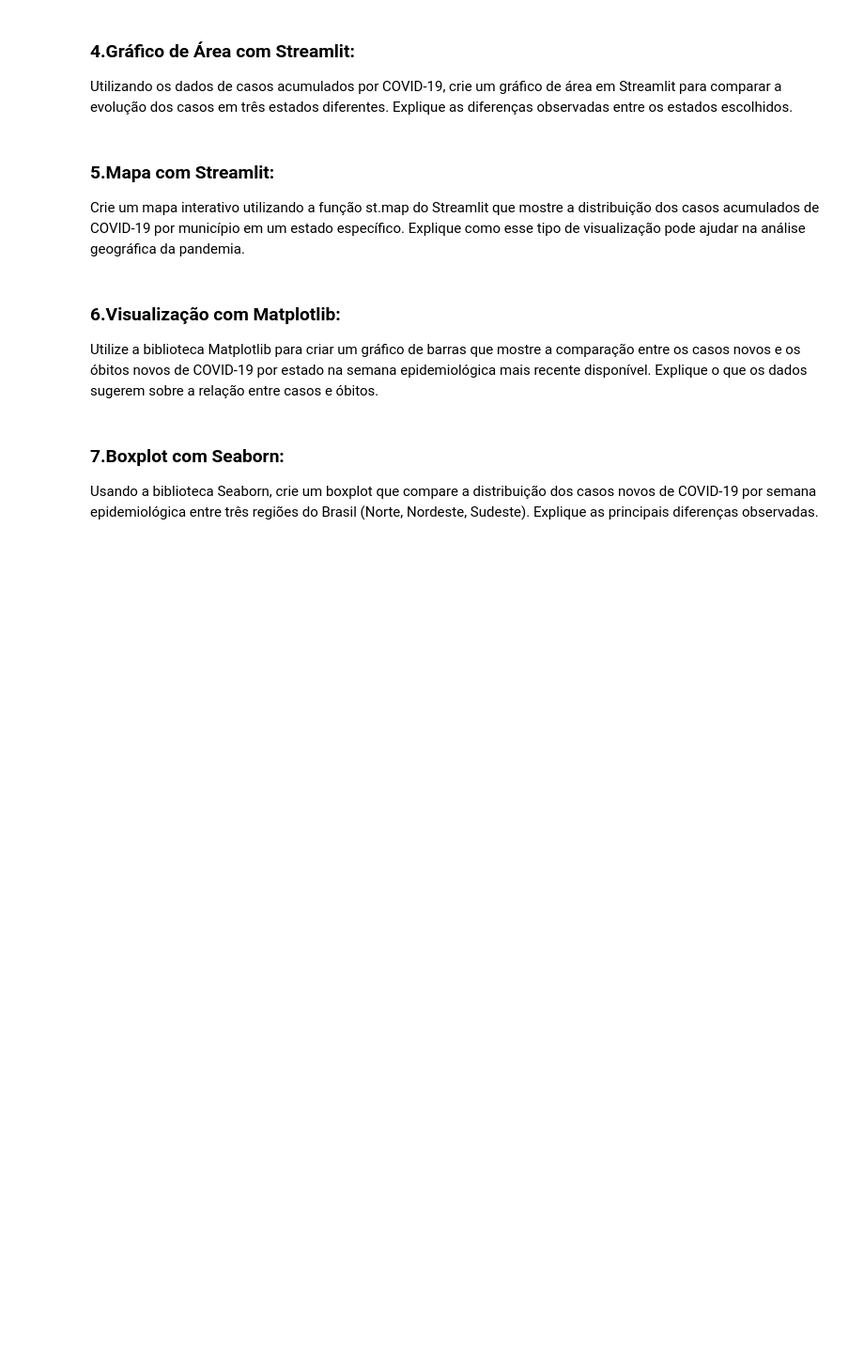
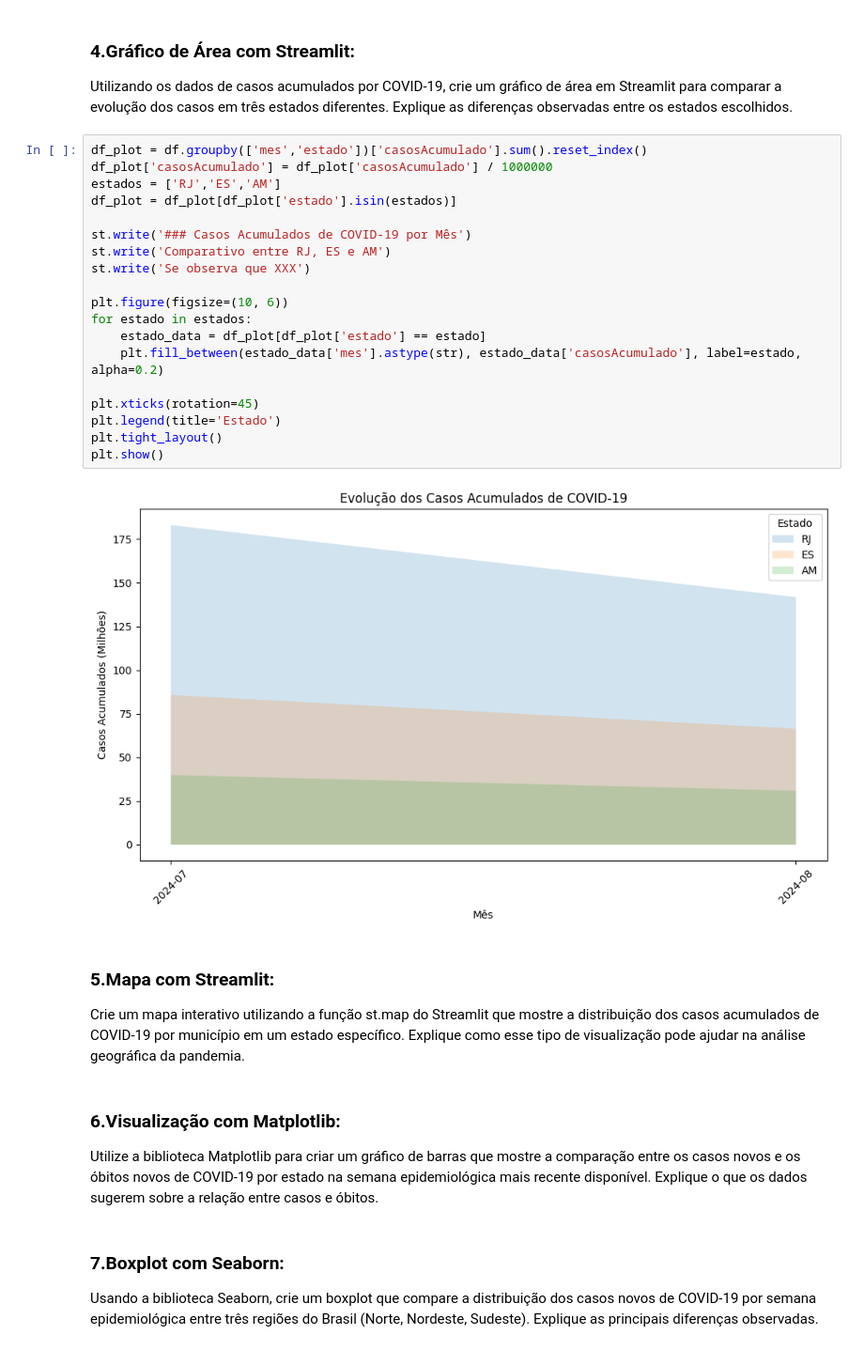
Before and after one commit to rodrigo1992-cmyk/STR_TP2, a Jupyter notebook: main.ipynb, the cells around one changed output. Shown: that part at 94% size. Drawn from its saved outputs; the diff is of its cells as text; blank space fills up the shorter version.

```diff
--- a/main.ipynb
+++ b/main.ipynb
@@ -73,6 +92,27 @@ Crie um gráfico de linha utilizando Streamlit para representar o número de ób
 # %% [markdown]
 ### 4.Gráfico de Área com Streamlit:
 Utilizando os dados de casos acumulados por COVID-19, crie um gráfico de área em Streamlit para comparar a evolução dos casos em três estados diferentes. Explique as diferenças observadas entre os estados escolhidos.
+# %%
+df_plot = df.groupby(['mes','estado'])['casosAcumulado'].sum().reset_index()
+df_plot['casosAcumulado'] = df_plot['casosAcumulado'] / 1000000
+estados = ['RJ','ES','AM']
+df_plot = df_plot[df_plot['estado'].isin(estados)]
+
+st.write('### Casos Acumulados de COVID-19 por Mês')
+st.write('Comparativo entre RJ, ES e AM')
+st.write('Se observa que XXX')
+
+plt.figure(figsize=(10, 6))
+for estado in estados:
+    estado_data = df_plot[df_plot['estado'] == estado]
+    plt.fill_between(estado_data['mes'].astype(str), estado_data['casosAcumulado'], label=estado, alpha=0.2)
+
+plt.xticks(rotation=45)
+plt.legend(title='Estado')
+plt.tight_layout()
+plt.show()
+# %% [output]
+[figure, added]
 # %% [markdown]
 ### 5.Mapa com Streamlit:
 Crie um mapa interativo utilizando a função st.map do Streamlit que mostre a distribuição dos casos acumulados de COVID-19 por município em um estado específico. Explique como esse tipo de visualização pode ajudar na análise geográfica da pandemia.
```
Also changed, not shown: parts of 3 cells of this notebook, 1 other file.
